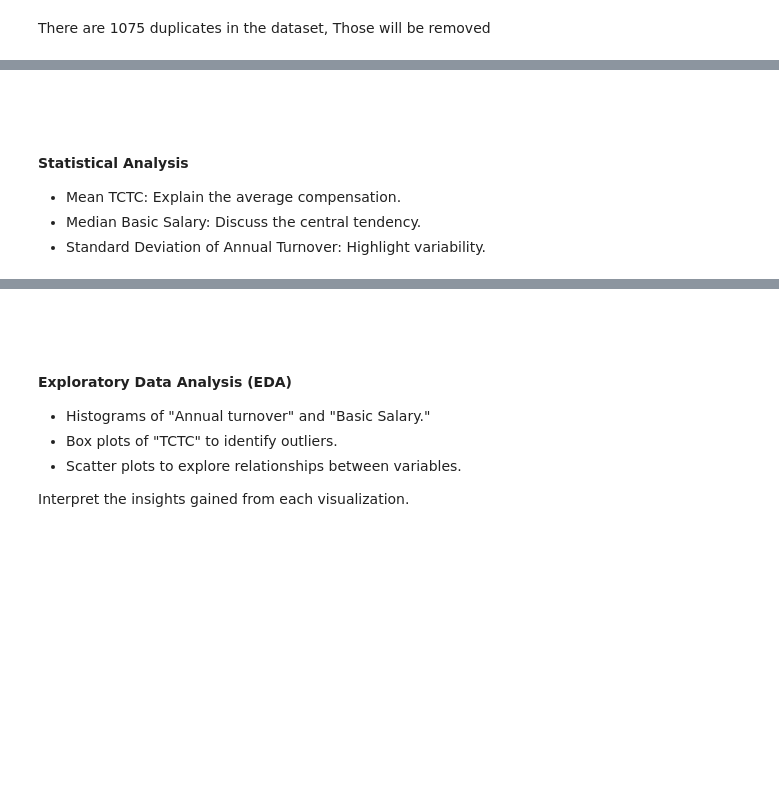
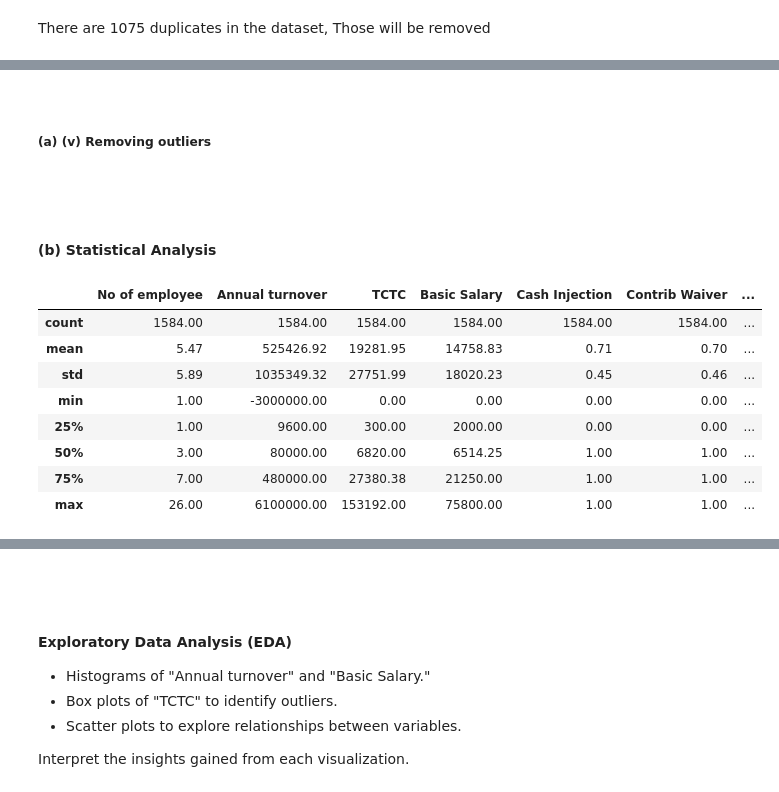
Before and after one commit to simeonleni/analitica, a Jupyter notebook: analytica.ipynb, the cells around one changed output, grey strips where cells are left out. Cells and saved outputs as stored; diff of their text form; code cells hidden in the pictures; blank space fills up the shorter version.

Commit message:
removed outliers from the dataset

```diff
--- a/analytica.ipynb
+++ b/analytica.ipynb
@@ -1,6 +1,8 @@
 # %%
 # All important libraries goes here!
 import pandas as pd
+# %%
+pd.options.display.float_format = '{:.2f}'.format
 # %%
 # Data Frame and removing colums
 dataframe = pd.read_csv('./Data/washedData.csv')
@@ -62,6 +88,0 @@ Some minor cleaning has been performed, and unknown values have been removed, Fo
-# %%
-dataframe.dropna(inplace=True)
-
-dataframe['Annual turnover'] = dataframe['Annual turnover'].apply(lambda x: int(x))
-dataframe['TCTC'] = dataframe['TCTC'].apply(lambda x: int(x))
-dataframe['Basic Salary'] = dataframe['Basic Salary'].apply(lambda x: int(x))
@@ -70,9 +88,0 @@ dataframe.head(5)
-# %% [markdown]
-<br>
-<br>
-
-#### Statistical Analysis
-
-* Mean TCTC: Explain the average compensation.
-* Median Basic Salary: Discuss the central tendency.
-* Standard Deviation of Annual Turnover: Highlight variability.
@@ -80,0 +89,37 @@ dataframe.head(5)
+# %% [markdown]
+<br>
+
+##### (a) (v) Removing outliers
+# %%
+def remove_outliers(dataframe, column):
+    Q1 = dataframe[column].quantile(0.25)
+    Q3 = dataframe[column].quantile(0.75)
+    IQR = Q3 - Q1
+    lower_bound = Q1 - 1.5 * IQR
+    upper_bound = Q3 + 1.5 * IQR
+    dataframe = dataframe[(dataframe[column] >= lower_bound) & (dataframe[column] <= upper_bound)]
+    return dataframe
+
+# Apply the function to the columns with outliers
+for column in ['No of employee', 'Annual turnover', 'TCTC', 'Basic Salary']:
+    dataframe = remove_outliers(dataframe, column)
+
+# Save the cleaned data to a CSV file
+dataframe.to_csv('./Data/cleaned-data.csv', index=False)
+# %% [markdown]
+<br>
+<br>
+
+#### (b) Statistical Analysis
+# %%
+dataframe.describe()
+# %% [output]
+|  | No of employee | Annual turnover | TCTC | Basic Salary | Cash Injection | Contrib Waiver | ... |
+| count | 1584.00 | 1584.00 | 1584.00 | 1584.00 | 1584.00 | 1584.00 | ... |
+| mean | 5.47 | 525426.92 | 19281.95 | 14758.83 | 0.71 | 0.70 | ... |
+| std | 5.89 | 1035349.32 | 27751.99 | 18020.23 | 0.45 | 0.46 | ... |
+| min | 1.00 | -3000000.00 | 0.00 | 0.00 | 0.00 | 0.00 | ... |
+| 25% | 1.00 | 9600.00 | 300.00 | 2000.00 | 0.00 | 0.00 | ... |
+| 50% | 3.00 | 80000.00 | 6820.00 | 6514.25 | 1.00 | 1.00 | ... |
+| 75% | 7.00 | 480000.00 | 27380.38 | 21250.00 | 1.00 | 1.00 | ... |
+| max | 26.00 | 6100000.00 | 153192.00 | 75800.00 | 1.00 | 1.00 | ... |
```
Also changed, not shown: parts of 10 cells of this notebook, 1 other file.
